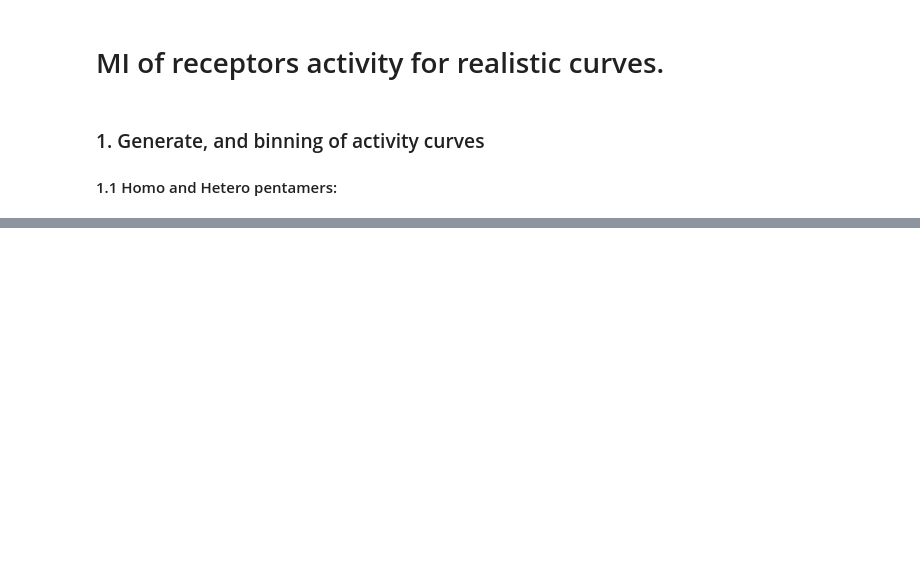
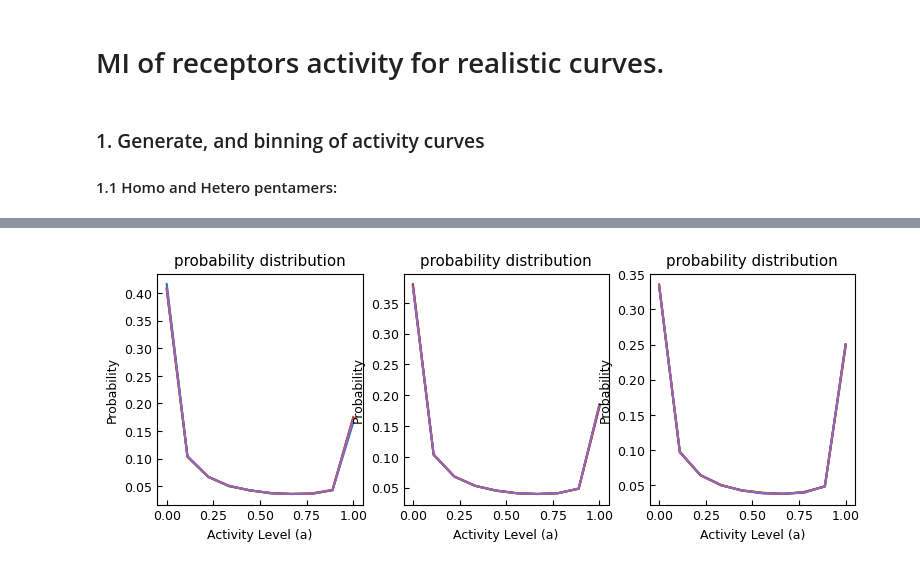
Before and after one commit to HugoLeRoy94/octopus_smelling, a Jupyter notebook: MI/activity_curves.ipynb, the cells around one changed output, grey strips where cells are left out. Cells and saved outputs as stored; diff of their text form; code cells hidden in the pictures; blank space fills up the shorter version.

```diff
--- a/MI/activity_curves.ipynb
+++ b/MI/activity_curves.ipynb
@@ -470,24 +175,0 @@ print(A.shape)
-# %%
-# Plot the activity curves generated
-i = 1
-print('---------------HOMO 1---------------')
-print(f'Kcs = {Kcs[i,0]}')
-print(f'Kos = {Kos[i,0]}')
-print(f'eps = {epsilon[i,0]}')
-print('---------------HETERO ---------------')
-print(f'Kcs = {Kcs[i,1]}')
-print(f'Kos = {Kos[i,1]}')
-print(f'eps = {epsilon[i,1]}')
-print('---------------HOMO 2---------------')
-print(f'Kcs = {Kcs[i,2]}')
-print(f'Kos = {Kos[i,2]}')
-print(f'eps = {epsilon[i,2]}')
-
-fig,ax = plt.subplots(ncols=5, figsize=(5*4,3))
-for i in range(5):
-    ax[i].plot(c_centers,A[i,0],label='Homo1')
-    ax[i].plot(c_centers,A[i,1],label='Hetero')
-    ax[i].plot(c_centers,A[i,2],label='Homo2')
-    ax[i].set_xscale('log')
-
-plt.legend()
@@ -514,0 +262,16 @@ analyze_activity_histogram_and_mi(A,Na)
+# %%
+# --- Optional: Visualize the averaged P(a) for the largest L ---
+# This shows how the activity distribution differs between the models
+fig,ax = plt.subplots(ncols=(3),figsize=(9,3))
+activity_levels = np.linspace(0, 1, Na) # Assuming activity centers for plotting
+for l in range(Pas.shape[0]):
+    ax[0].plot(activity_levels, Pas[l, 0, :], label='2 Homo')
+    ax[1].plot(activity_levels, Pas[l, 1, :], label='2 Homo + Hetero')
+    ax[2].plot(activity_levels, Pas[l, 2, :], label='3 Homo')
+
+for i in range(3):
+    ax[i].set_title('probability distribution')
+    ax[i].set_xlabel("Activity Level (a)")
+    ax[i].set_ylabel("Probability")
+# %% [output]
+[figure, added]
```
Also changed, not shown: parts of 18 cells of this notebook, 4 other files.
